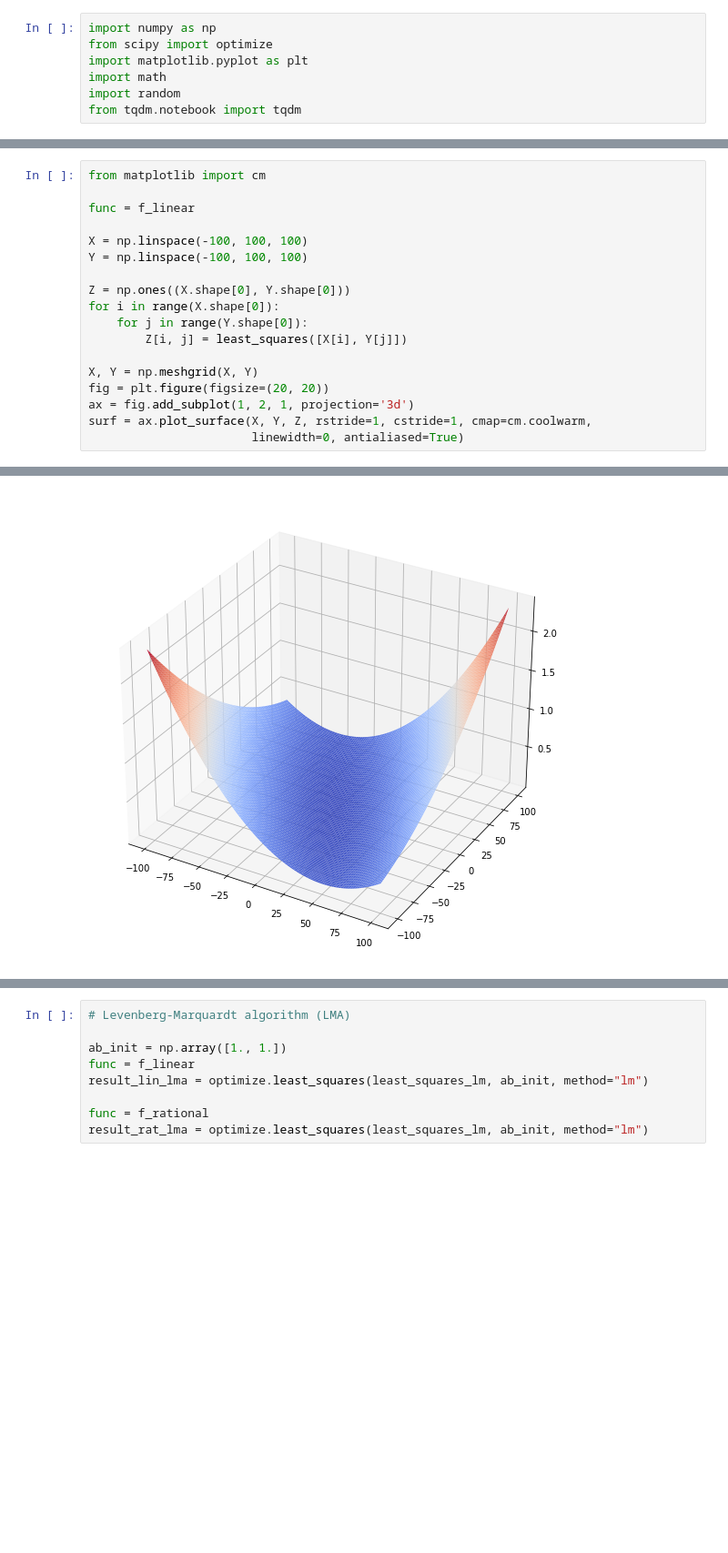
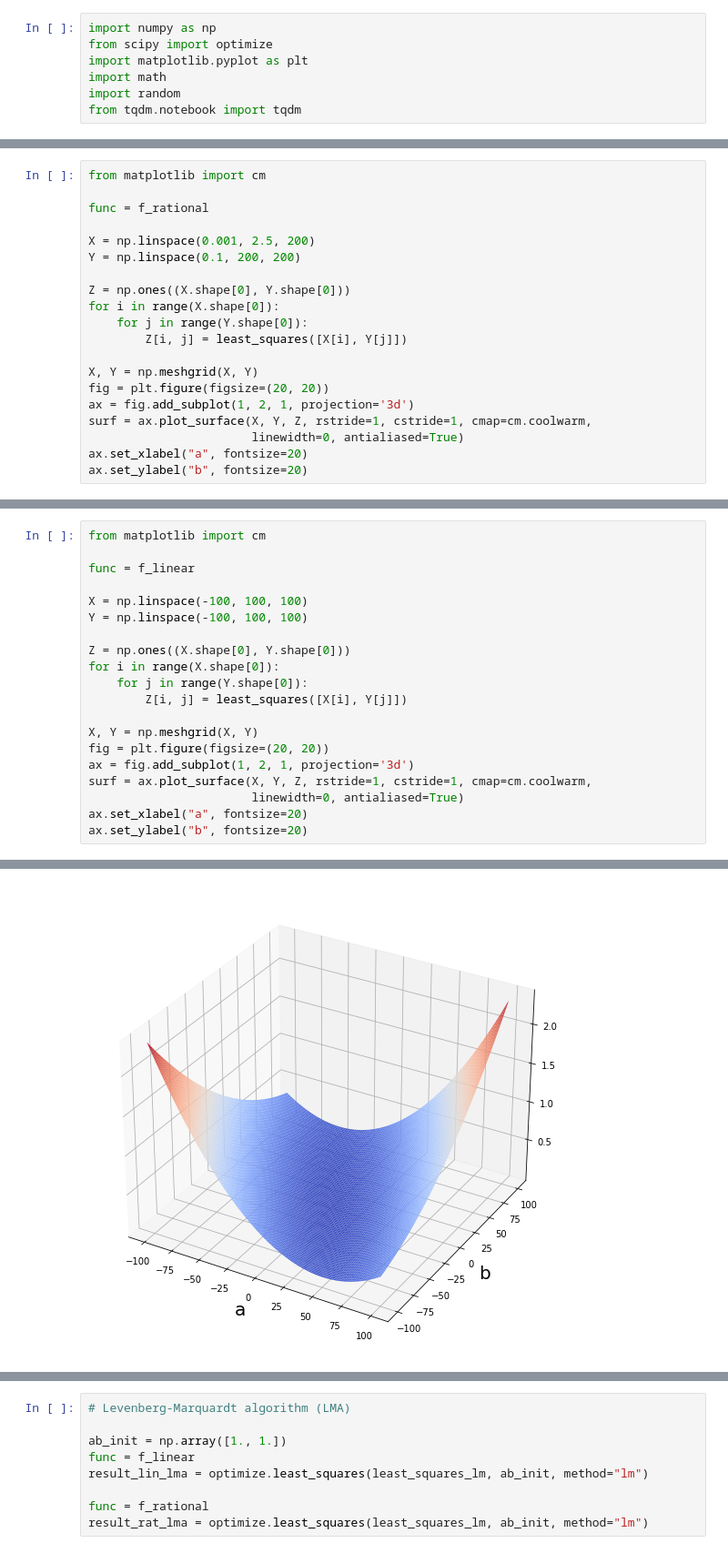
Before and after one commit to vvbark/algorithms-2021-labs, a Jupyter notebook: laboratory_3.ipynb, the cells around one changed output, grey strips where cells are left out. Shown: that part at 91% size. Saved outputs shown, nothing was run; the diff lists cells and outputs as text; blank space fills up the shorter version.

```diff
--- a/laboratory_3.ipynb
+++ b/laboratory_3.ipynb
@@ -153,0 +154,20 @@ def least_squares_lm(ab):
+# %%
+from matplotlib import cm
+
+func = f_rational
+
+X = np.linspace(0.001, 2.5, 200)
+Y = np.linspace(0.1, 200, 200)
+
+Z = np.ones((X.shape[0], Y.shape[0]))
+for i in range(X.shape[0]):
+    for j in range(Y.shape[0]):
+        Z[i, j] = least_squares([X[i], Y[j]])
+
+X, Y = np.meshgrid(X, Y)
+fig = plt.figure(figsize=(20, 20))
+ax = fig.add_subplot(1, 2, 1, projection='3d')
+surf = ax.plot_surface(X, Y, Z, rstride=1, cstride=1, cmap=cm.coolwarm,
+                       linewidth=0, antialiased=True)
+ax.set_xlabel("a", fontsize=20)
+ax.set_ylabel("b", fontsize=20)
@@ -169,4 +192,6 @@ fig = plt.figure(figsize=(20, 20))
 ax = fig.add_subplot(1, 2, 1, projection='3d')
 surf = ax.plot_surface(X, Y, Z, rstride=1, cstride=1, cmap=cm.coolwarm,
                        linewidth=0, antialiased=True)
+ax.set_xlabel("a", fontsize=20)
+ax.set_ylabel("b", fontsize=20)
 # %% [output]
@@ -173,4 +199,4 @@ surf = ax.plot_surface(X, Y, Z, rstride=1, cstride=1, cmap=cm.coolwarm,
-[figure, old version]
+[figure, new version]
 # %%
 # Gradient Descent
 
```
Also changed, not shown: parts of 15 cells of this notebook, 1 other file.
